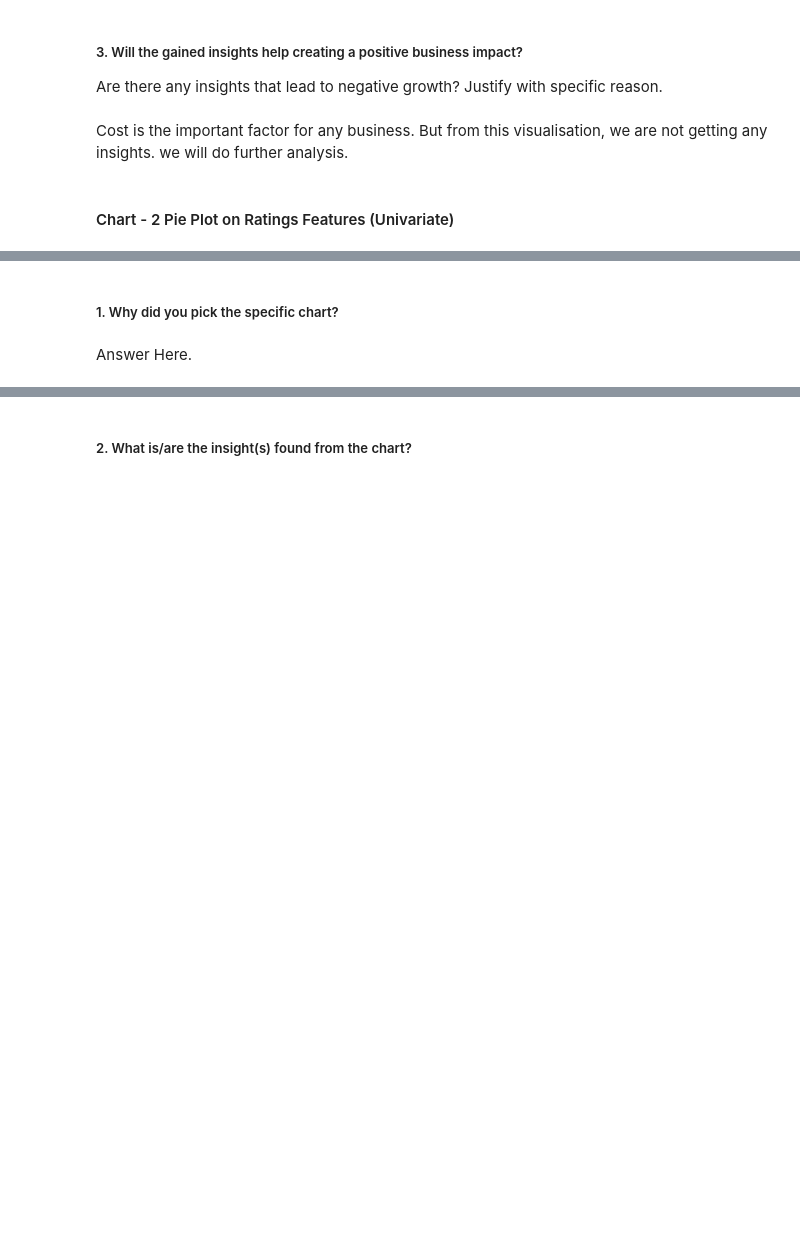
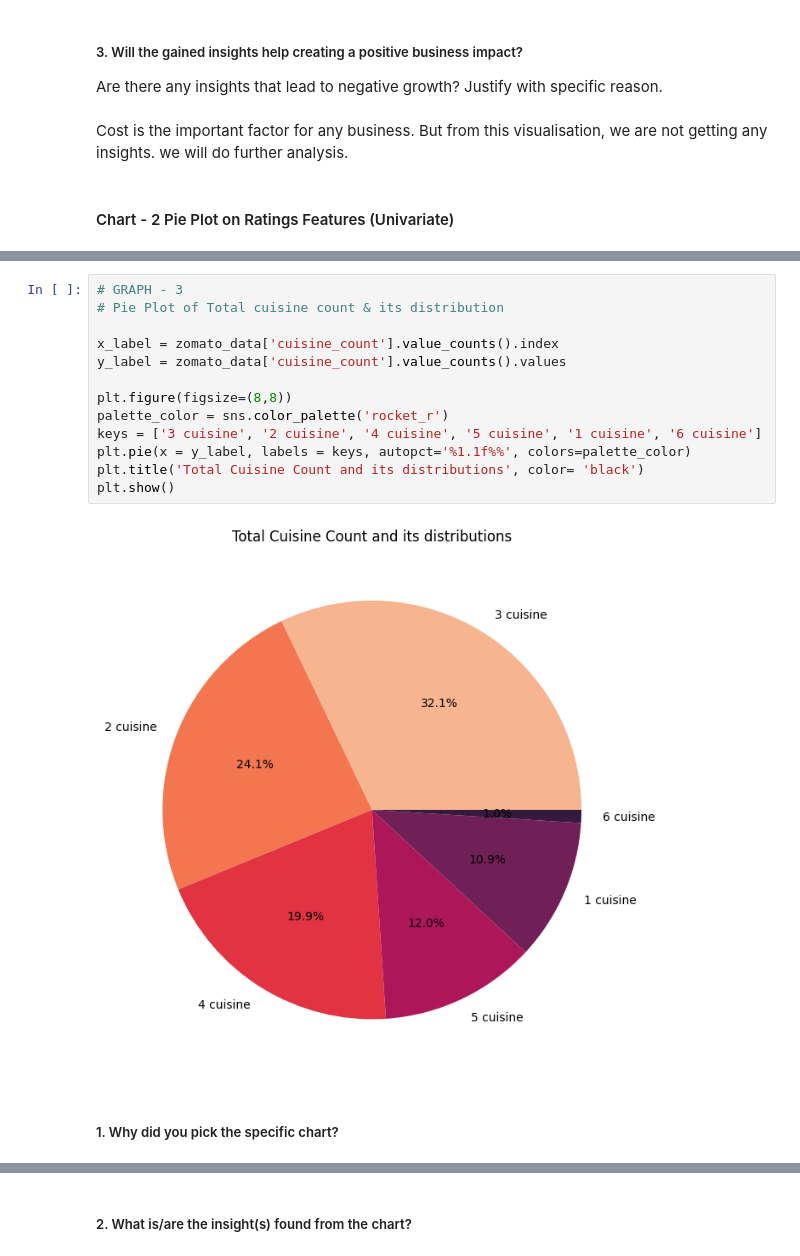
Before and after one commit to v1git12/Capstone-Project-4-Zomato-Restraurant-Clustering-And-Sentiment-Analysis, a Jupyter notebook: Zomato_Restaurant_Clustering_&_Sentiment_Analysis.ipynb, the cells around one changed output, grey strips where cells are left out. Saved outputs shown, nothing was run; the diff lists cells and outputs as text; blank space fills up the shorter version.

```diff
--- a/Zomato_Restaurant_Clustering_&_Sentiment_Analysis.ipynb
+++ b/Zomato_Restaurant_Clustering_&_Sentiment_Analysis.ipynb
@@ -1081,7 +1082,20 @@ plt.title('Top 5 High Ratings', color= 'black')
 plt.show()
 # %% [output]
 [figure]
+# %%
+# GRAPH - 3
+# Pie Plot of Total cuisine count & its distribution
+
+x_label = zomato_data['cuisine_count'].value_counts().index
+y_label = zomato_data['cuisine_count'].value_counts().values
+
+plt.figure(figsize=(8,8))
+palette_color = sns.color_palette('rocket_r')
+keys = ['3 cuisine', '2 cuisine', '4 cuisine', '5 cuisine', '1 cuisine', '6 cuisine']
+plt.pie(x = y_label, labels = keys, autopct='%1.1f%%', colors=palette_color)
+plt.title('Total Cuisine Count and its distributions', color= 'black')
+plt.show()
+# %% [output]
+[figure, added]
 # %% [markdown]
 ##### 1. Why did you pick the specific chart?
-# %% [markdown]
-Answer Here.
```
Also changed, not shown: parts of 19 cells of this notebook.
